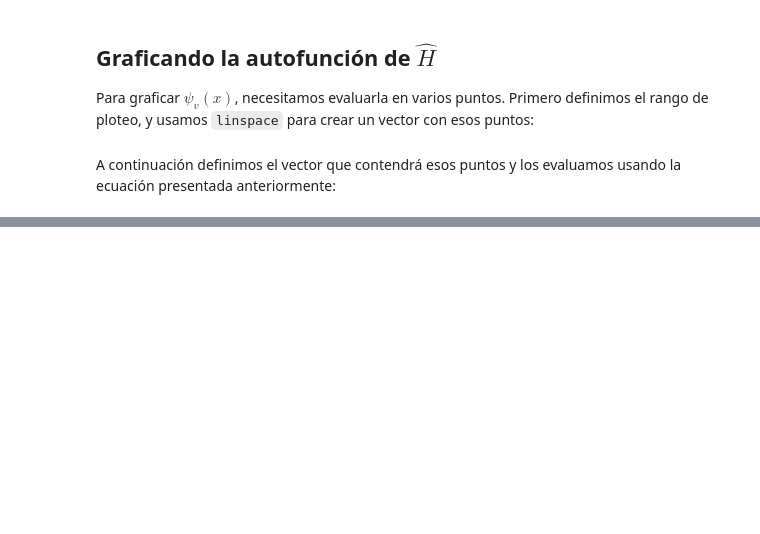
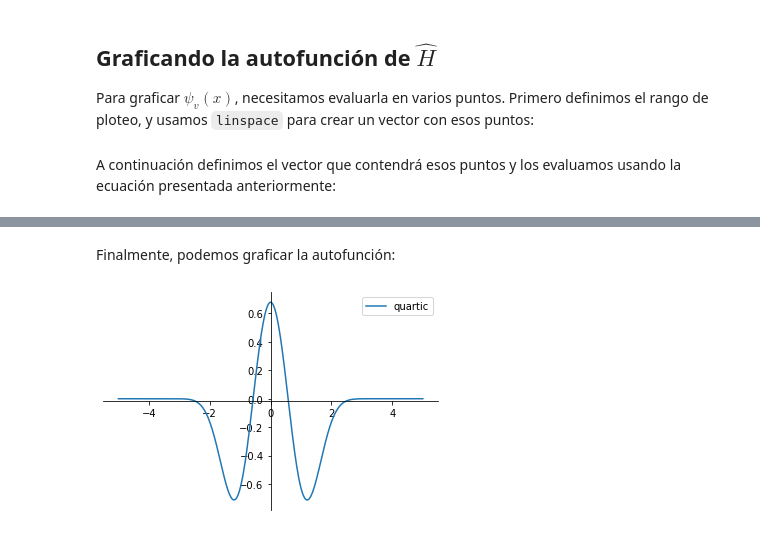
Before and after one commit to javierelpianista/variational_examples, a Jupyter notebook: oscarm.ipynb, the cells around one changed output, grey strips where cells are left out. Drawn from its saved outputs; the diff is of its cells as text; code cells hidden in the pictures; blank space fills up the shorter version.

```diff
--- a/oscarm.ipynb
+++ b/oscarm.ipynb
@@ -301,0 +298,17 @@ NameError: name 'math' is not defined
+# %% [markdown]
+Finalmente, podemos graficar la autofunción:
+# %%
+fig = plt.figure()
+ax = fig.add_subplot(1, 1, 1)
+
+ax.spines['left'].set_position('center')
+ax.spines['bottom'].set_position('center')
+
+ax.spines['right'].set_color('none')
+ax.spines['top'].set_color('none')
+
+plt.plot(X, Y4, label = 'quartic')
+plt.legend()
+plt.show()
+# %% [output]
+[figure, added]
```
Also changed, not shown: parts of 6 cells of this notebook.
